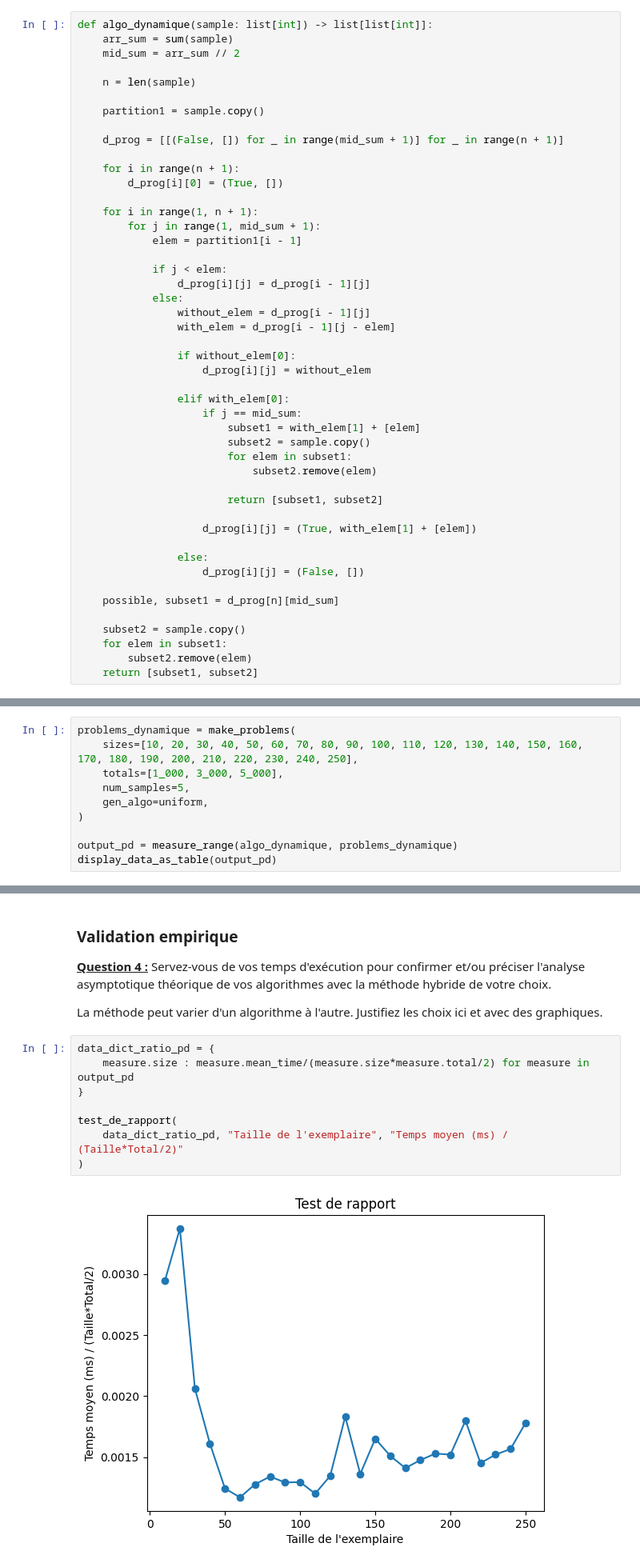
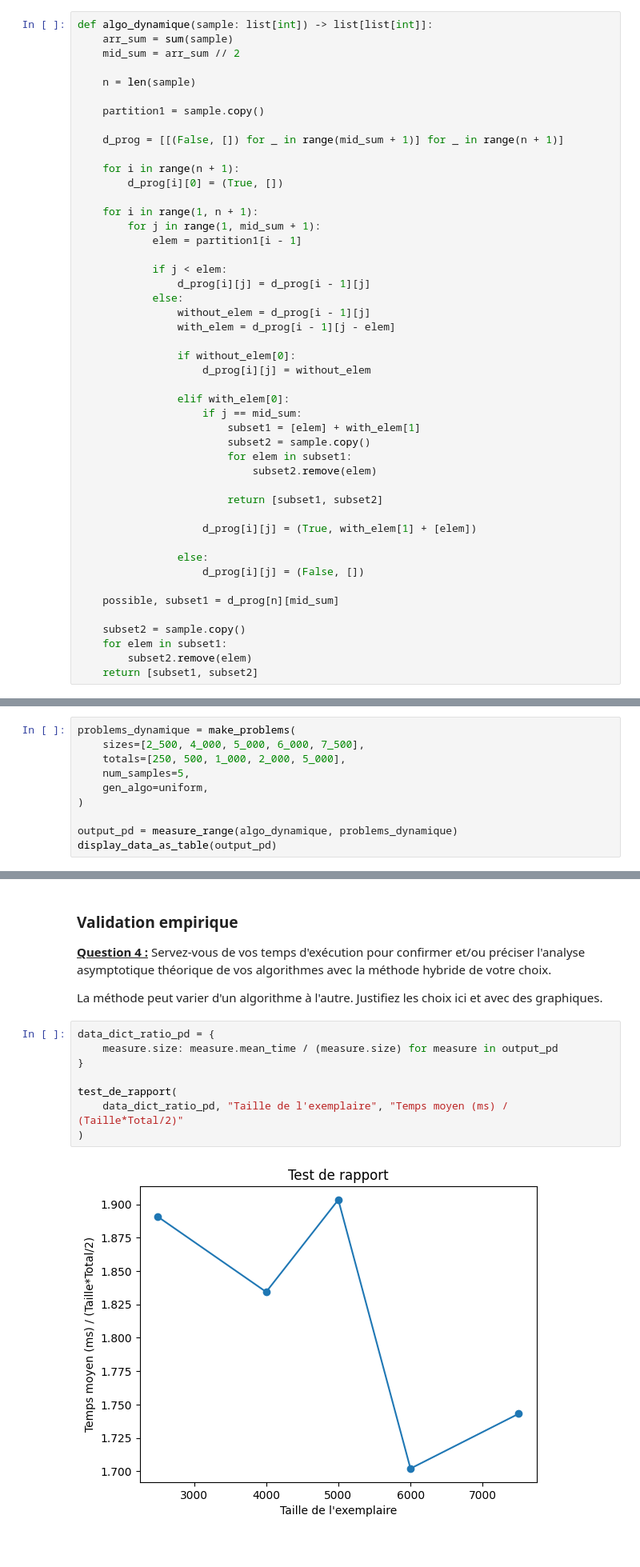
Before and after one commit to nath1416/Tp2-INF8775, a Jupyter notebook: TP2_H26_v3.ipynb, the cells around one changed output, grey strips where cells are left out. Shown at 80% size. Saved outputs shown, nothing was run; the diff lists cells and outputs as text.

```diff
--- a/TP2_H26_v3.ipynb
+++ b/TP2_H26_v3.ipynb
@@ -533,7 +531,7 @@ def algo_dynamique(sample: list[int]) -> list[list[int]]:
 
                 elif with_elem[0]:
                     if j == mid_sum:
-                        subset1 = with_elem[1] + [elem]
+                        subset1 = [elem] + with_elem[1]
                         subset2 = sample.copy()
                         for elem in subset1:
                             subset2.remove(elem)
@@ -565,8 +563,8 @@ La complexité est de O(n * mid_sum). On calcule la somme de la complexité pour
 <u>**Question 3 :**</u> Rapportez dans un tableau les temps d'exécution moyens avec les fonctions auxiliaires `measure_range` et `display_data_as_table` **C'est attendu que cet algorithme soit beaucoup plus lent que le glouton. Vous n'avez pas besoin de mesurer sur des exemplaires aussi gros.**
 # %%
 problems_dynamique = make_problems(
-    sizes=[10, 20, 30, 40, 50, 60, 70, 80, 90, 100, 110, 120, 130, 140, 150, 160, 170, 180, 190, 200, 210, 220, 230, 240, 250],
-    totals=[1_000, 3_000, 5_000],
+    sizes=[2_500, 4_000, 5_000, 6_000, 7_500],
+    totals=[250, 500, 1_000, 2_000, 5_000],
     num_samples=5,
     gen_algo=uniform,
 )
@@ -599,12 +597,12 @@ Taille               Somme                Temps moyen (ms)     Taux de succès
 La méthode peut varier d'un algorithme à l'autre. Justifiez les choix ici et avec des graphiques.
 # %%
 data_dict_ratio_pd = {
-    measure.size : measure.mean_time/(measure.size*measure.total/2) for measure in output_pd
+    measure.size: measure.mean_time / (measure.size) for measure in output_pd
 }
 
 test_de_rapport(
     data_dict_ratio_pd, "Taille de l'exemplaire", "Temps moyen (ms) / (Taille*Total/2)"
 )
 # %% [output]
-[figure, old version]
+[figure, new version]
 # %% [markdown]
```
Also changed, not shown: parts of 8 cells of this notebook, 5 other files.
